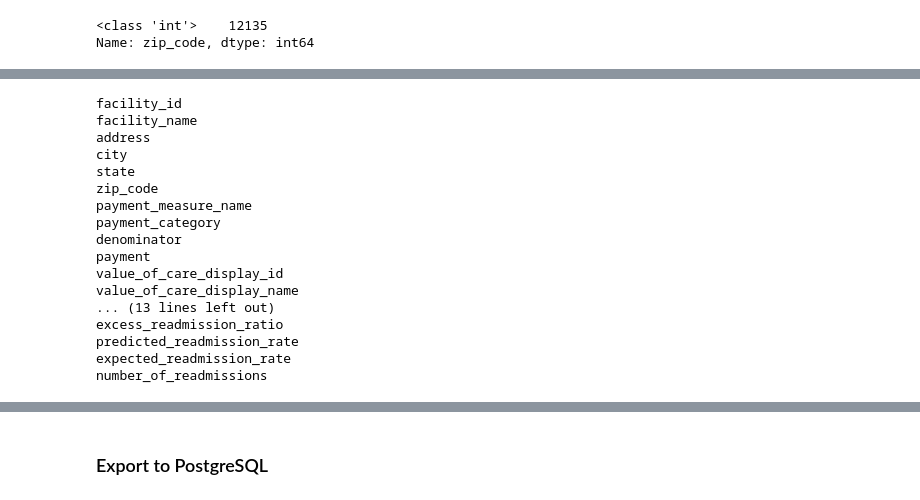
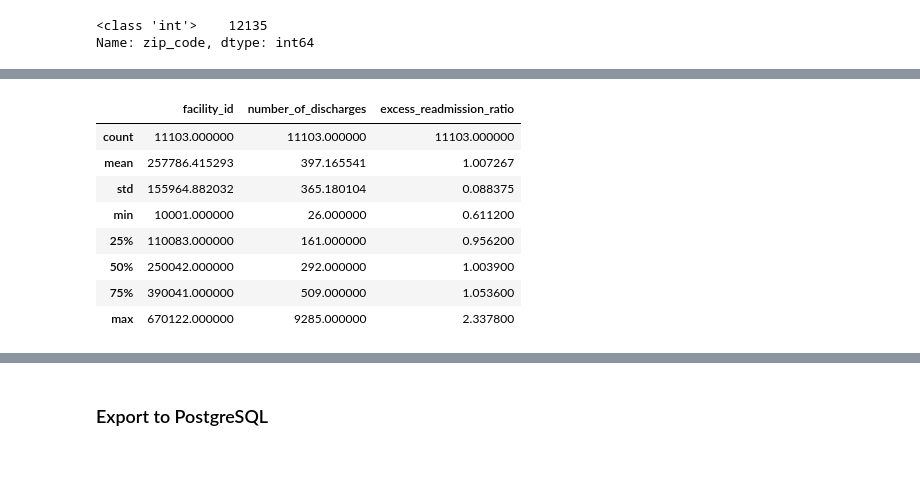
Before and after one commit to NoahGoldstein13/full_stack_data_analytics_project, a Jupyter notebook: Nadia/cleaning_data.ipynb, the cells around one changed output, grey strips where cells are left out. Cells and saved outputs as stored; diff of their text form; code cells hidden in the pictures; blank space fills up the shorter version.

```diff
--- a/Nadia/cleaning_data.ipynb
+++ b/Nadia/cleaning_data.ipynb
@@ -490,22 +377,13 @@ merged_readmissions_df
-# %%
-for column in merged_readmissions_df.columns:
-    print(column)
-# %% [output]
-facility_id
-facility_name
-address
-city
-state
-zip_code
-payment_measure_name
-payment_category
-denominator
-payment
-value_of_care_display_id
-value_of_care_display_name
-... (13 lines left out)
-excess_readmission_ratio
-predicted_readmission_rate
-expected_readmission_rate
-number_of_readmissions
+# %%
+no_nans_readmissions.describe()
+# %% [output]
+|  | facility_id | number_of_discharges | excess_readmission_ratio |
+| count | 11103.000000 | 11103.000000 | 11103.000000 |
+| mean | 257786.415293 | 397.165541 | 1.007267 |
+| std | 155964.882032 | 365.180104 | 0.088375 |
+| min | 10001.000000 | 26.000000 | 0.611200 |
+| 25% | 110083.000000 | 161.000000 | 0.956200 |
+| 50% | 250042.000000 | 292.000000 | 1.003900 |
+| 75% | 390041.000000 | 509.000000 | 1.053600 |
+| max | 670122.000000 | 9285.000000 | 2.337800 |
 # %%
```
Also changed, not shown: parts of 19 cells of this notebook, 1 other file.
